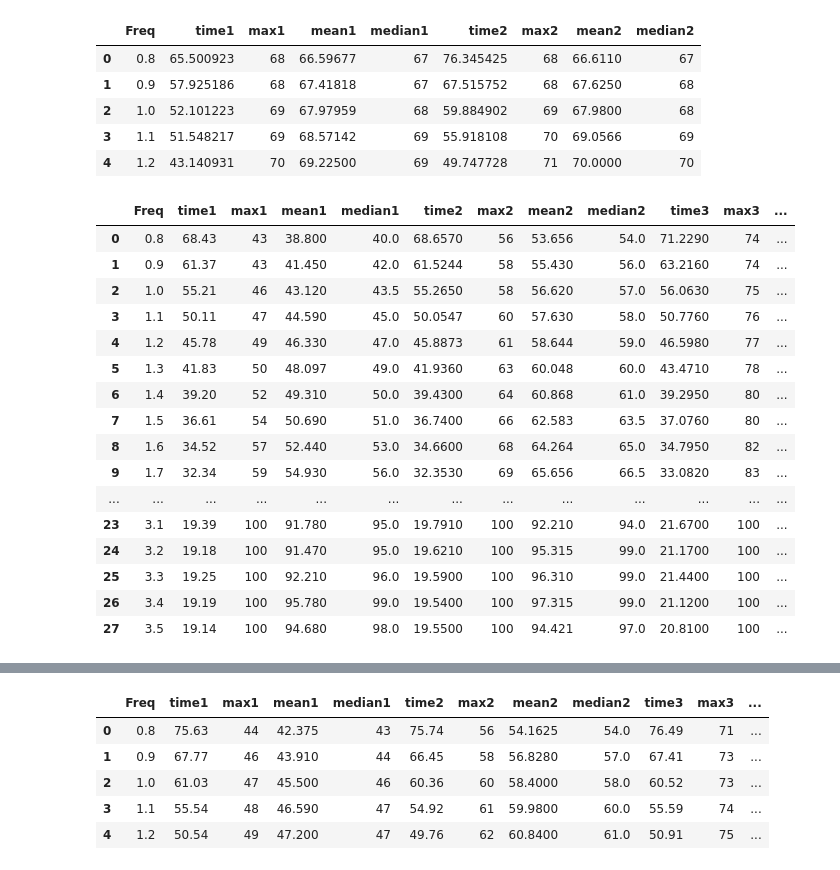
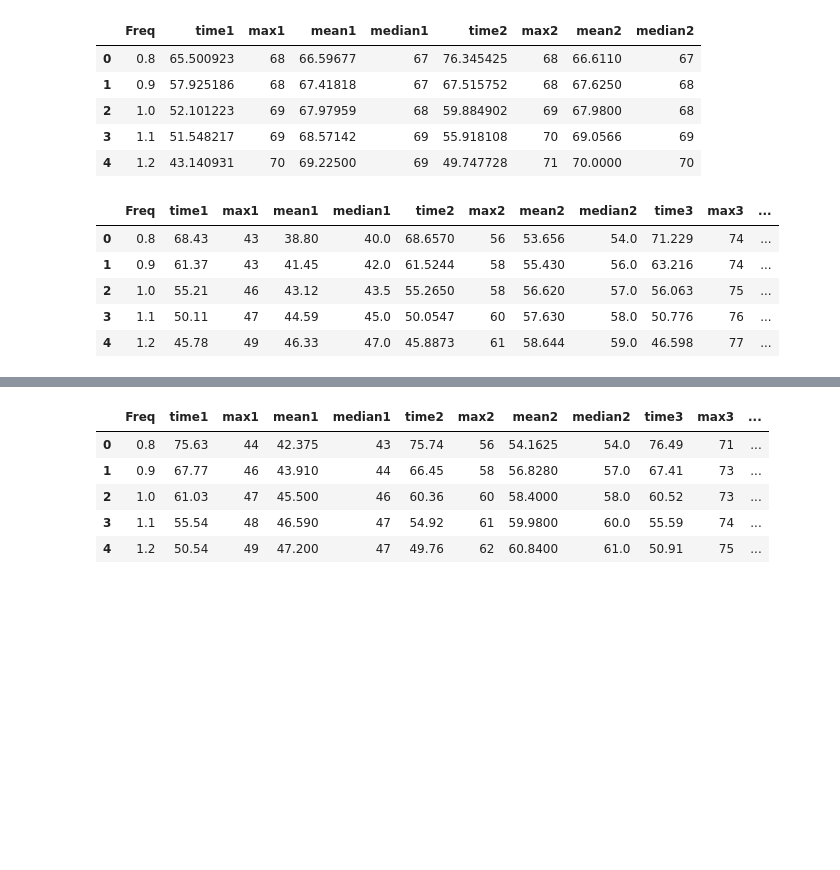
Before and after one commit to Heronalps/Sparta, a Jupyter notebook: micro-benchmarks/python/time-vs-max-plot.ipynb, the cells around one changed output, grey strips where cells are left out. Cells and saved outputs as stored; diff of their text form; code cells hidden in the pictures; blank space fills up the shorter version.

```diff
--- a/micro-benchmarks/python/time-vs-max-plot.ipynb
+++ b/micro-benchmarks/python/time-vs-max-plot.ipynb
@@ -21,25 +61,14 @@ df_m17.head()
 | 3 | 1.1 | 51.548217 | 69 | 68.57142 | 69 | 55.918108 | 70 | 69.0566 | 69 |
 | 4 | 1.2 | 43.140931 | 70 | 69.22500 | 69 | 49.747728 | 71 | 70.0000 | 70 |
 # %%
-df_t
+df_t.head()
 # %% [output]
 |  | Freq | time1 | max1 | mean1 | median1 | time2 | max2 | mean2 | median2 | time3 | max3 | ... |
-| 0 | 0.8 | 68.43 | 43 | 38.800 | 40.0 | 68.6570 | 56 | 53.656 | 54.0 | 71.2290 | 74 | ... |
-| 1 | 0.9 | 61.37 | 43 | 41.450 | 42.0 | 61.5244 | 58 | 55.430 | 56.0 | 63.2160 | 74 | ... |
-| 2 | 1.0 | 55.21 | 46 | 43.120 | 43.5 | 55.2650 | 58 | 56.620 | 57.0 | 56.0630 | 75 | ... |
-| 3 | 1.1 | 50.11 | 47 | 44.590 | 45.0 | 50.0547 | 60 | 57.630 | 58.0 | 50.7760 | 76 | ... |
-| 4 | 1.2 | 45.78 | 49 | 46.330 | 47.0 | 45.8873 | 61 | 58.644 | 59.0 | 46.5980 | 77 | ... |
-| 5 | 1.3 | 41.83 | 50 | 48.097 | 49.0 | 41.9360 | 63 | 60.048 | 60.0 | 43.4710 | 78 | ... |
-| 6 | 1.4 | 39.20 | 52 | 49.310 | 50.0 | 39.4300 | 64 | 60.868 | 61.0 | 39.2950 | 80 | ... |
-| 7 | 1.5 | 36.61 | 54 | 50.690 | 51.0 | 36.7400 | 66 | 62.583 | 63.5 | 37.0760 | 80 | ... |
-| 8 | 1.6 | 34.52 | 57 | 52.440 | 53.0 | 34.6600 | 68 | 64.264 | 65.0 | 34.7950 | 82 | ... |
-| 9 | 1.7 | 32.34 | 59 | 54.930 | 56.0 | 32.3530 | 69 | 65.656 | 66.5 | 33.0820 | 83 | ... |
-| ... | ... | ... | ... | ... | ... | ... | ... | ... | ... | ... | ... | ... |
-| 23 | 3.1 | 19.39 | 100 | 91.780 | 95.0 | 19.7910 | 100 | 92.210 | 94.0 | 21.6700 | 100 | ... |
-| 24 | 3.2 | 19.18 | 100 | 91.470 | 95.0 | 19.6210 | 100 | 95.315 | 99.0 | 21.1700 | 100 | ... |
-| 25 | 3.3 | 19.25 | 100 | 92.210 | 96.0 | 19.5900 | 100 | 96.310 | 99.0 | 21.4400 | 100 | ... |
-| 26 | 3.4 | 19.19 | 100 | 95.780 | 99.0 | 19.5400 | 100 | 97.315 | 99.0 | 21.1200 | 100 | ... |
-| 27 | 3.5 | 19.14 | 100 | 94.680 | 98.0 | 19.5500 | 100 | 94.421 | 97.0 | 20.8100 | 100 | ... |
+| 0 | 0.8 | 68.43 | 43 | 38.80 | 40.0 | 68.6570 | 56 | 53.656 | 54.0 | 71.229 | 74 | ... |
+| 1 | 0.9 | 61.37 | 43 | 41.45 | 42.0 | 61.5244 | 58 | 55.430 | 56.0 | 63.216 | 74 | ... |
+| 2 | 1.0 | 55.21 | 46 | 43.12 | 43.5 | 55.2650 | 58 | 56.620 | 57.0 | 56.063 | 75 | ... |
+| 3 | 1.1 | 50.11 | 47 | 44.59 | 45.0 | 50.0547 | 60 | 57.630 | 58.0 | 50.776 | 76 | ... |
+| 4 | 1.2 | 45.78 | 49 | 46.33 | 47.0 | 45.8873 | 61 | 58.644 | 59.0 | 46.598 | 77 | ... |
 # %%
 df_mm.head()
 # %% [output]
```
Also changed, not shown: parts of 7 cells of this notebook, 4 other files.
